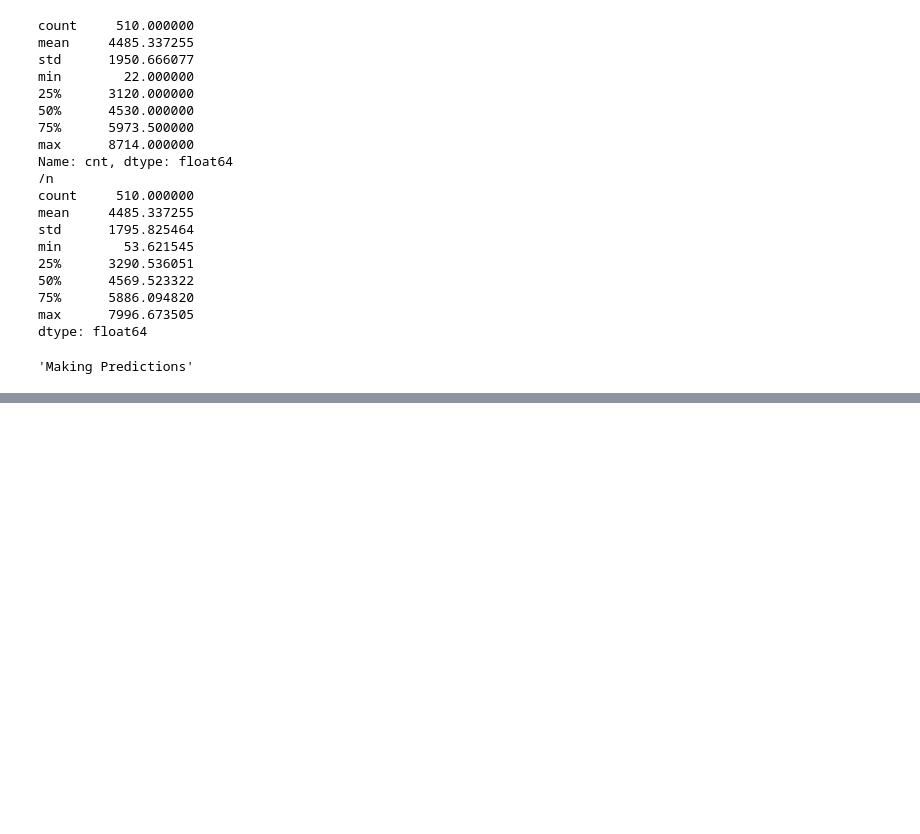
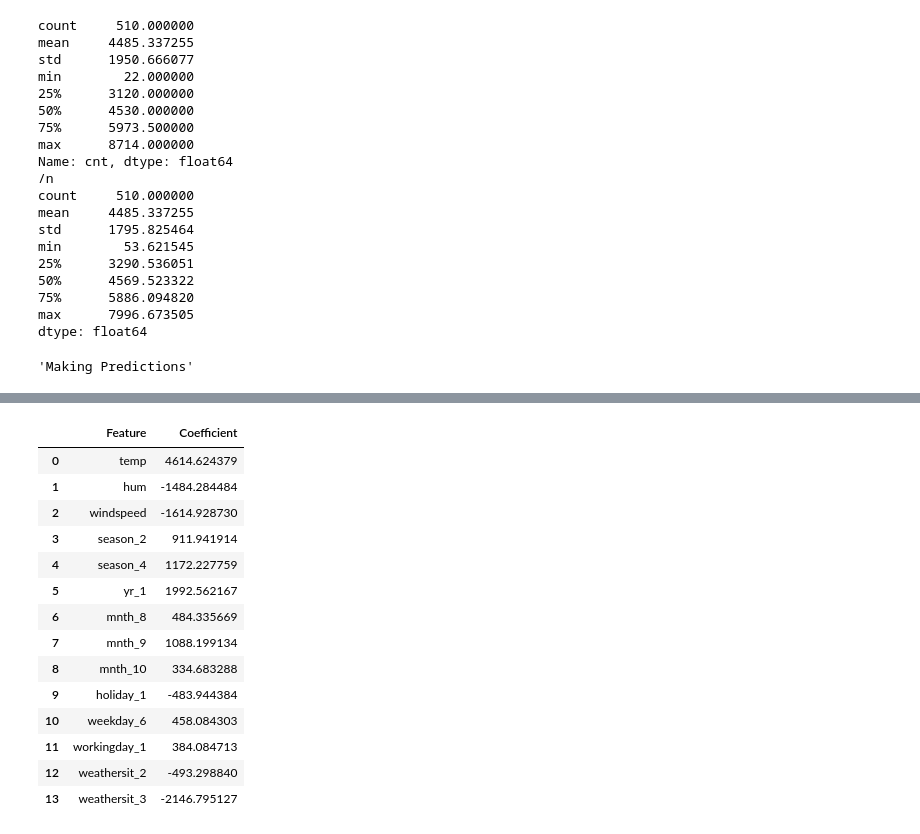
Before and after one commit to jhanjideepak/bike-sharing, a Jupyter notebook: deepak_jhanji_bike_sharing_case_study.ipynb, the cells around one changed output, grey strips where cells are left out. Drawn from its saved outputs; the diff is of its cells as text; code cells hidden in the pictures; blank space fills up the shorter version.

```diff
--- a/nb.ipynb
+++ b/deepak_jhanji_bike_sharing_case_study.ipynb
@@ -486,0 +505,4 @@ r2_score(y_test, y_pred)
+# %%
+# Check the coefficients
+coefficients = lm.coef_
+intercept = lm.intercept_
@@ -486,0 +516,24 @@ r2_score(y_test, y_pred)
+# %%
+# Map coefficients to feature names
+coef_df = pd.DataFrame({
+    'Feature': X_train.columns[rfe.support_],
+    'Coefficient': coefficients
+})
+# %%
+coef_df
+# %% [output]
+|  | Feature | Coefficient |
+| 0 | temp | 4614.624379 |
+| 1 | hum | -1484.284484 |
+| 2 | windspeed | -1614.928730 |
+| 3 | season_2 | 911.941914 |
+| 4 | season_4 | 1172.227759 |
+| 5 | yr_1 | 1992.562167 |
+| 6 | mnth_8 | 484.335669 |
+| 7 | mnth_9 | 1088.199134 |
+| 8 | mnth_10 | 334.683288 |
+| 9 | holiday_1 | -483.944384 |
+| 10 | weekday_6 | 458.084303 |
+| 11 | workingday_1 | 384.084713 |
+| 12 | weathersit_2 | -493.298840 |
+| 13 | weathersit_3 | -2146.795127 |
```
Also changed, not shown: parts of 22 cells of this notebook, 1 other file.
